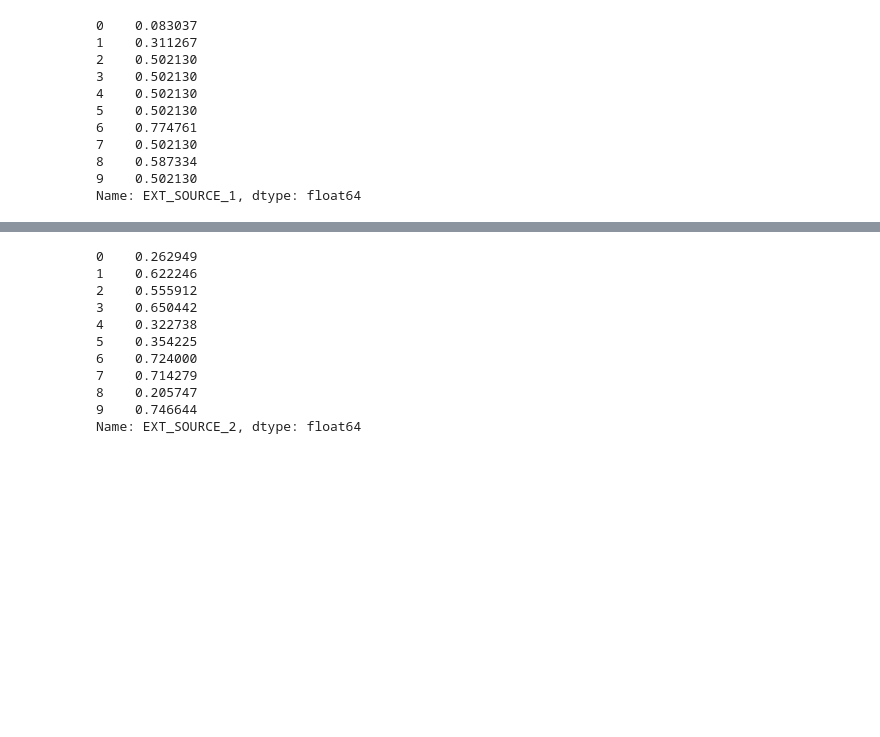
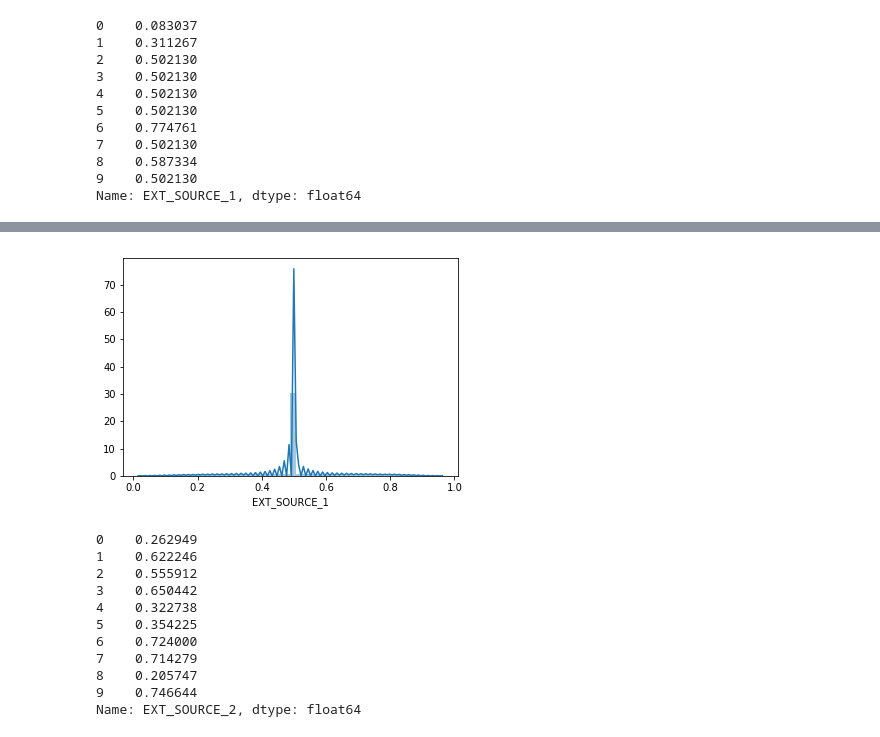
Before and after one commit to GeraldineE/kaggle_home_credit_default_risk, a Jupyter notebook: Kaggle_target_train_test.ipynb, the cells around one changed output, grey strips where cells are left out. Drawn from its saved outputs; the diff is of its cells as text; code cells hidden in the pictures; blank space fills up the shorter version.

```diff
--- a/Kaggle_target_train_test.ipynb
+++ b/Kaggle_target_train_test.ipynb
@@ -425,3 +411,8 @@ Name: EXT_SOURCE_1, dtype: float64
+# %%
+sb.distplot(data_train['EXT_SOURCE_1'])
+plt.show()
+# %% [output]
+[figure, added]
 # %%
 data_train['EXT_SOURCE_2'].head(10)
 # %% [output]
```
Also changed, not shown: parts of 7 cells of this notebook.
